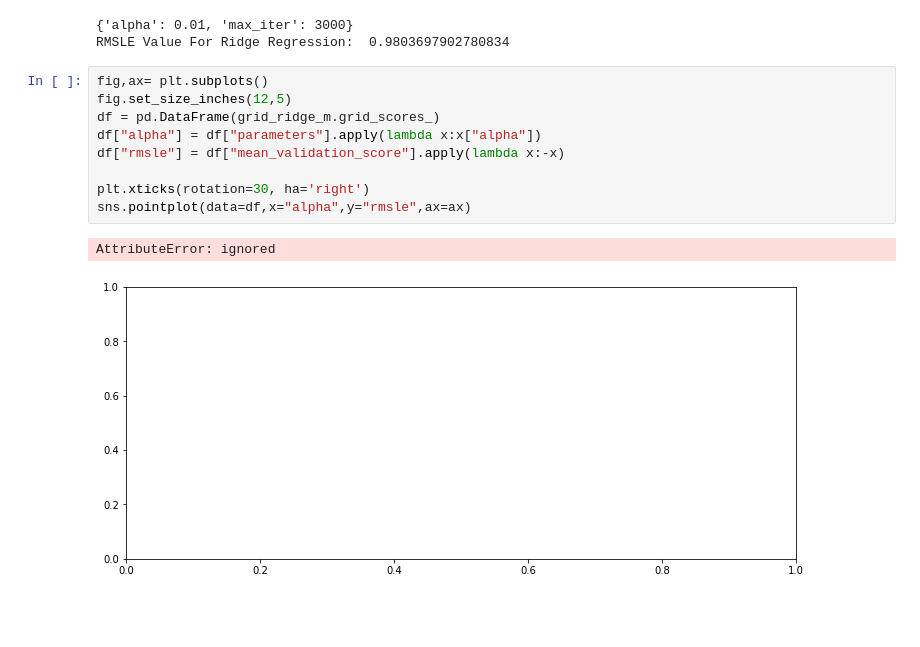
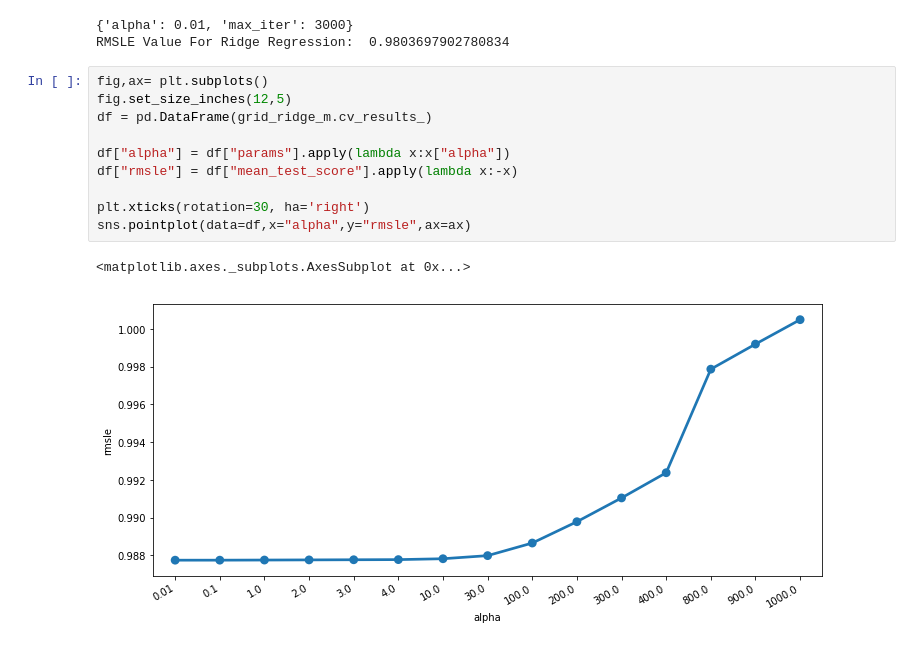
Before and after one commit to jihyunjeongme/data-analysis-kaggle, a Jupyter notebook: Kaggle_Bike_sharing_demand(Ensemble,_Regression).ipynb, the cells around one changed output. Saved outputs shown, nothing was run; the diff lists cells and outputs as text; blank space fills up the shorter version.

```diff
--- a/Kaggle_Bike_sharing_demand(Ensemble,_Regression).ipynb
+++ b/Kaggle_Bike_sharing_demand(Ensemble,_Regression).ipynb
@@ -213,12 +209,13 @@ RMSLE Value For Ridge Regression:  0.9803697902780834
 # %%
 fig,ax= plt.subplots()
 fig.set_size_inches(12,5)
-df = pd.DataFrame(grid_ridge_m.grid_scores_)
-df["alpha"] = df["parameters"].apply(lambda x:x["alpha"])
-df["rmsle"] = df["mean_validation_score"].apply(lambda x:-x)
+df = pd.DataFrame(grid_ridge_m.cv_results_)
+
+df["alpha"] = df["params"].apply(lambda x:x["alpha"])
+df["rmsle"] = df["mean_test_score"].apply(lambda x:-x)
 
 plt.xticks(rotation=30, ha='right')
 sns.pointplot(data=df,x="alpha",y="rmsle",ax=ax)
 # %% [output]
-AttributeError: ignored
+<matplotlib.axes._subplots.AxesSubplot at 0x...>
-[figure, old version]
+[figure, new version]
```
Also changed, not shown: parts of 11 cells of this notebook.
